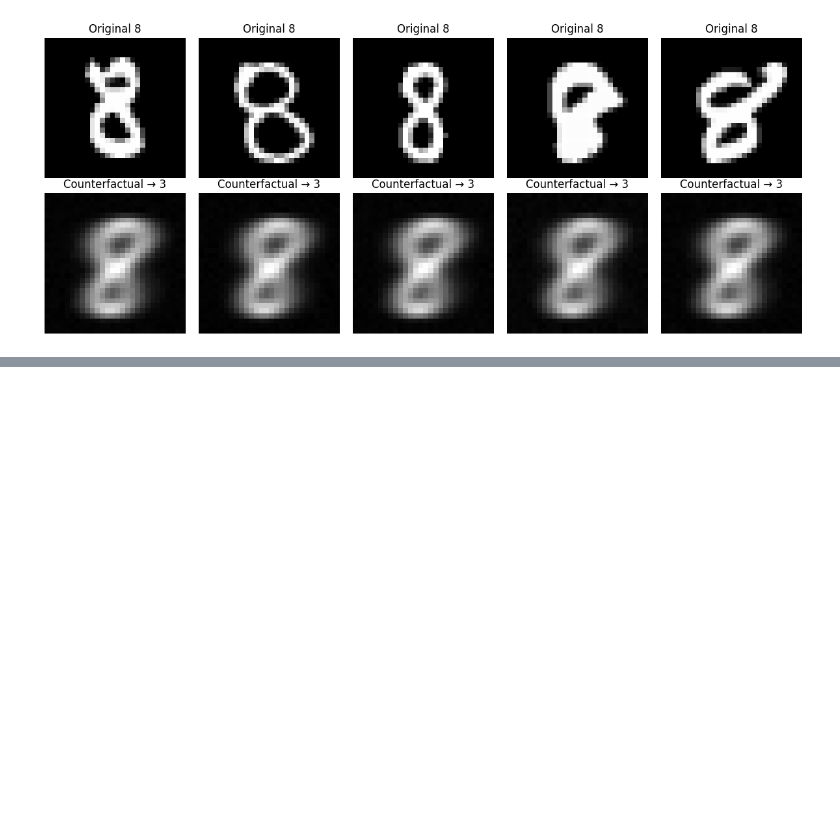
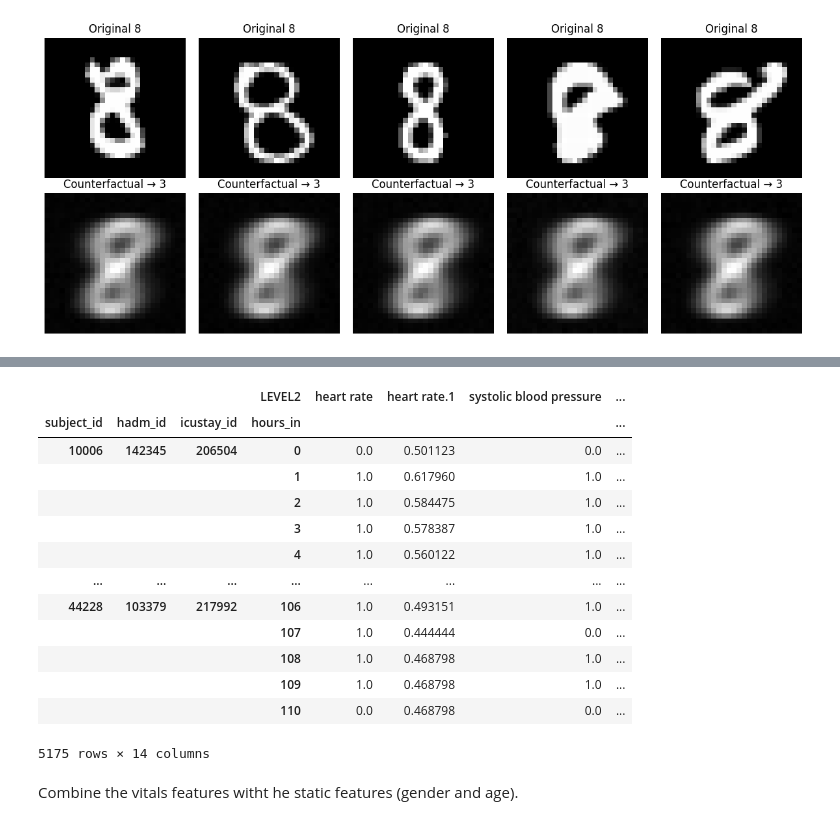
Before and after one commit to zubairlalani/CS598DLHFinalProject, a Jupyter notebook: DLHFinalProject.ipynb, the cells around one changed output, grey strips where cells are left out. Drawn from its saved outputs; the diff is of its cells as text; code cells hidden in the pictures; blank space fills up the shorter version.

```diff
--- a/DLHFinalProject.ipynb
+++ b/DLHFinalProject.ipynb
@@ -339,0 +531,7 @@ fatal: not a git repository (or any of the parent directories): .git
+# %%
+idx = pd.IndexSlice
+X_std = X_clean.copy()
+X_std.loc[:,idx[:,'mean']] = X_std.loc[:,idx[:,'mean']].apply(lambda x: minmax(x))
+X_std.loc[:,idx[:,'time_since_measured']] = X_std.loc[:,idx[:,'time_since_measured']].apply(lambda x: std_time_since_measurement(x))
+# %%
+X_std.columns = X_std.columns.droplevel(-1)
@@ -339,0 +557,14 @@ fatal: not a git repository (or any of the parent directories): .git
+# %%
+cols = pd.Series(X_std.columns)
+
+for dup in X_std.columns[X_std.columns.duplicated(keep=False)]:
+    dup_indices = np.where(X_std.columns == dup)[0]  # Find ALL locations
+    for idx, d_idx in enumerate(dup_indices):
+        if idx == 0:
+            # First occurrence: keep the original name
+            cols[d_idx] = dup
+        else:
+            # Later duplicates: add .1, .2, etc.
+            cols[d_idx] = f"{dup}.{idx}"
+
+X_std.columns=cols
@@ -339,0 +645,25 @@ fatal: not a git repository (or any of the parent directories): .git
+# %%
+vital_list = ['heart rate', 'heart rate.1', 'systolic blood pressure', 'systolic blood pressure.1',
+              'diastolic blood pressure', 'diastolic blood pressure.1', 'oxygen saturation', 'oxygen saturation.1',
+              'respiratory rate', 'respiratory rate.1', 'glascow coma scale total', 'glascow coma scale total.1',
+              'temperature', 'temperature.1']
+X_std_filtered = X_std.loc[:, vital_list]
+# %%
+X_std_filtered
+# %% [output]
+|  |  |  | LEVEL2 | heart rate | heart rate.1 | systolic blood pressure | ... |
+| subject_id | hadm_id | icustay_id | hours_in |  |  |  | ... |
+| 10006 | 142345 | 206504 | 0 | 0.0 | 0.501123 | 0.0 | ... |
+|  |  |  | 1 | 1.0 | 0.617960 | 1.0 | ... |
+|  |  |  | 2 | 1.0 | 0.584475 | 1.0 | ... |
+|  |  |  | 3 | 1.0 | 0.578387 | 1.0 | ... |
+|  |  |  | 4 | 1.0 | 0.560122 | 1.0 | ... |
+| ... | ... | ... | ... | ... | ... | ... | ... |
+| 44228 | 103379 | 217992 | 106 | 1.0 | 0.493151 | 1.0 | ... |
+|  |  |  | 107 | 1.0 | 0.444444 | 0.0 | ... |
+|  |  |  | 108 | 1.0 | 0.468798 | 1.0 | ... |
+|  |  |  | 109 | 1.0 | 0.468798 | 1.0 | ... |
+|  |  |  | 110 | 0.0 | 0.468798 | 0.0 | ... |
+5175 rows × 14 columns
+# %% [markdown]
+Combine the vitals features witht he static features (gender and age).
```
Also changed, not shown: parts of 69 cells of this notebook.
